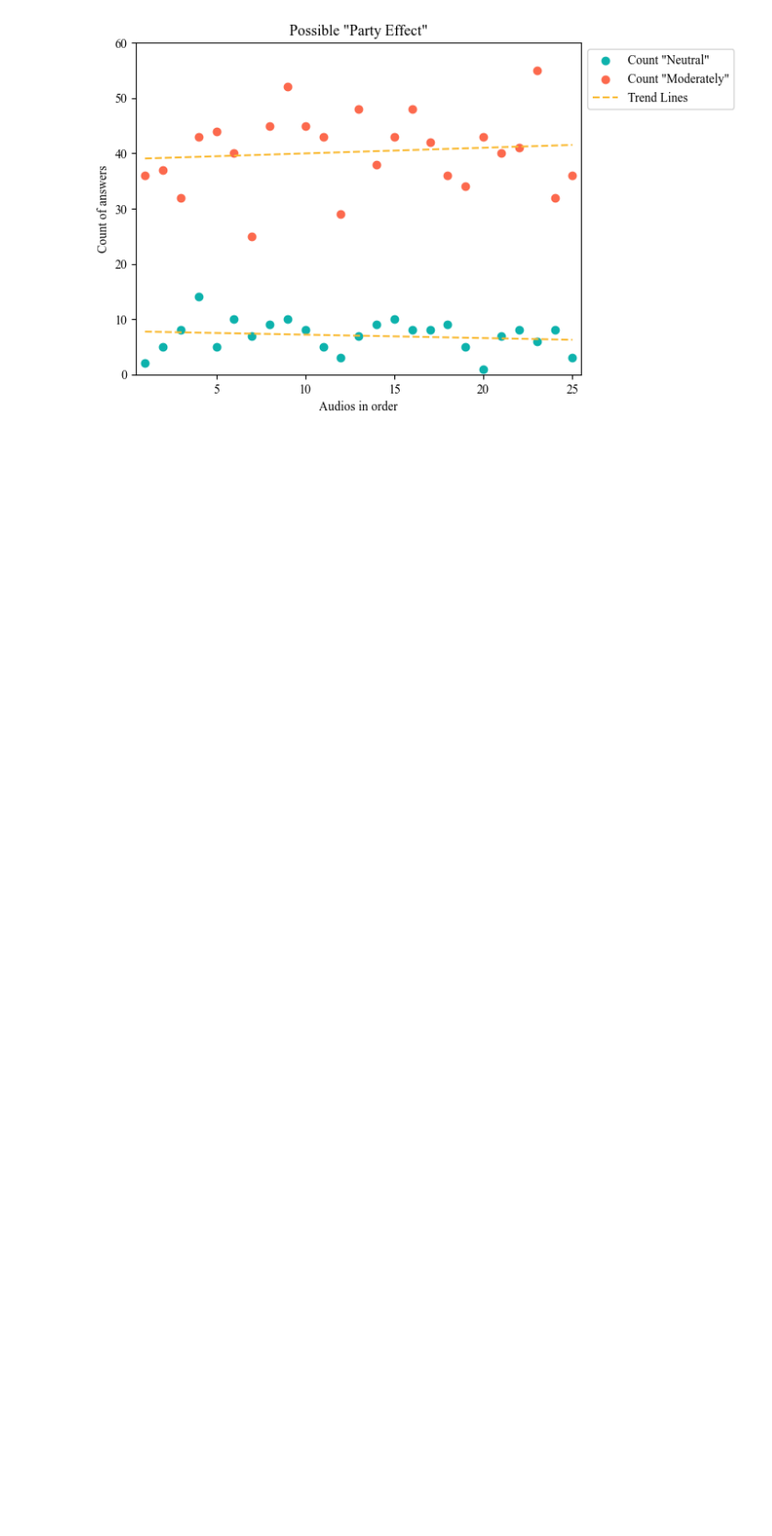
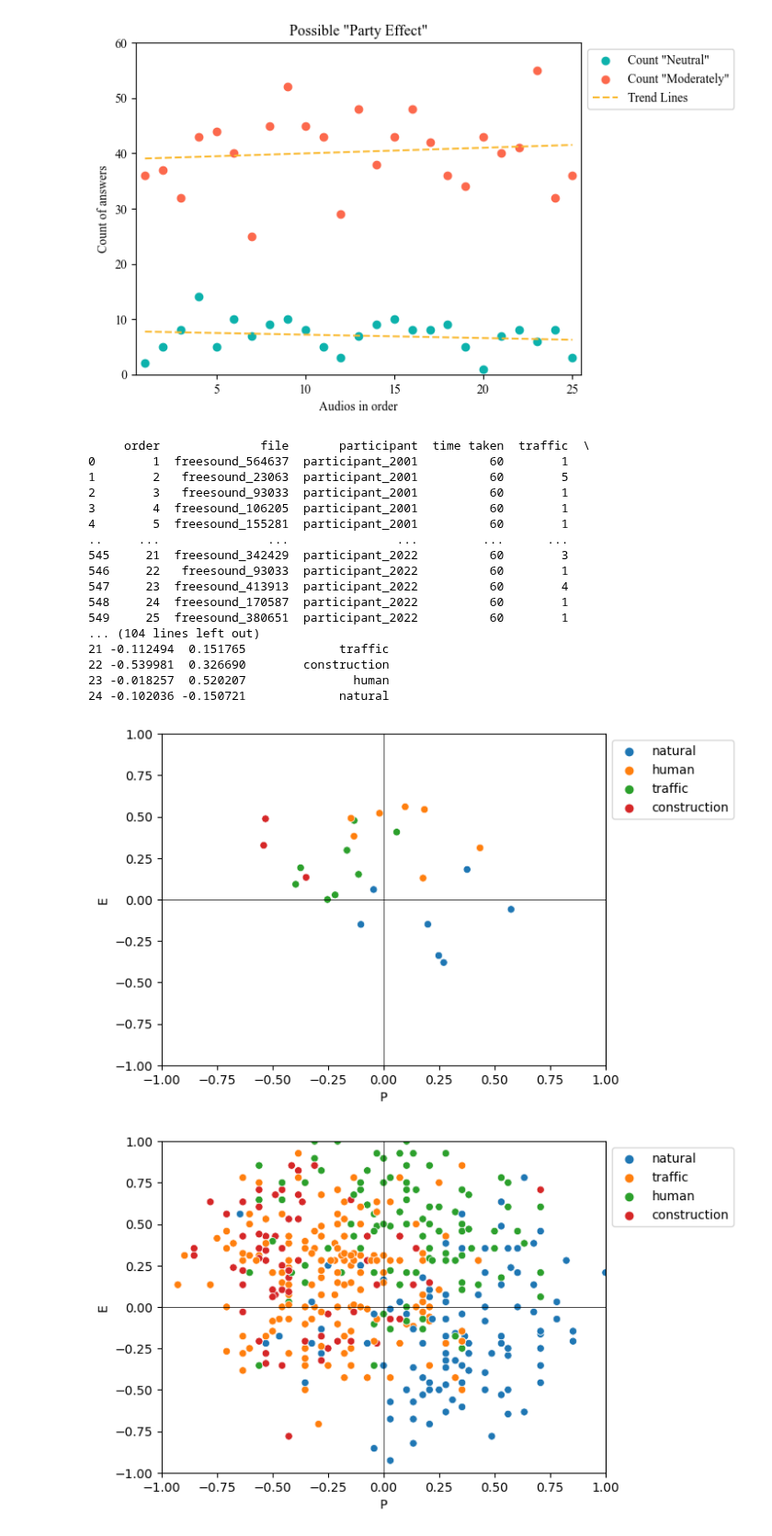
Before and after one commit to amaiasagasti/UrbanPleasantnessEventfulness, a Jupyter notebook: src/Analyse_results_listening_tests.ipynb, the cells around one changed output. Shown at 92% size. Drawn from its saved outputs; the diff is of its cells as text; code cells hidden in the pictures; blank space fills up the shorter version.

```diff
--- a/src/Analyse_results_listening_tests.ipynb
+++ b/src/Analyse_results_listening_tests.ipynb
@@ -50,3 +91,75 @@ plt.rcParams['font.family'] = 'sans-serif'
 plt.show()
 # %% [output]
 [figure]
+# %%
+# Read the csv file into a DataFrame
+df = pd.read_csv("../data/main_files/all_answers_listening_tests.csv", delimiter=";")
+
+
+# Apply the function to each row of the DataFrame
+df[["P", "E"]] = df.apply(calculate_P_E, axis=1)
+
+# Display the resulting DataFrame
+print(df)
+
+df_sources=pd.DataFrame(df[["file", "traffic", "construction", "human", "natural","pleasant","chaotic","vibrant","uneventful","calm","annoying","eventful","monotonous", "P", "E"]])
+# Group by the 'file' column and calculate the mean for the other columns
+grouped_df = df_sources.groupby("file").mean().reset_index()
+
+
+
+# Find the column name with the maximum value for each row
+grouped_df['Predominant sources'] = grouped_df[["traffic", "construction", "human", "natural"]].idxmax(axis=1)
+df['Predominant sources'] = df[["traffic", "construction", "human", "natural"]].idxmax(axis=1)
+
+# Display the resulting DataFrame
+print(grouped_df)
+
+# Scatter plot with Seaborn
+sns.scatterplot(data=grouped_df, x="P", y="E", hue="Predominant sources", markers=["o", "s"])
+plt.rcParams['font.family'] = 'sans-serif'
+# Center the axis lines at zero
+plt.xlim(-1, 1)
+plt.ylim(-1, 1)
+# Draw axis lines like a cross in the middle
+plt.axhline(0, color='black', linewidth=0.5)
+plt.axvline(0, color='black', linewidth=0.5)
+plt.legend(loc='upper left', bbox_to_anchor=(1, 1))
+
+# Show the plot
+plt.show()
+
+
+# Scatter plot with Seaborn
+sns.scatterplot(data=df, x="P", y="E", hue="Predominant sources", markers=["o", "s"])
+plt.rcParams['font.family'] = 'sans-serif'
+# Center the axis lines at zero
+plt.xlim(-1, 1)
+plt.ylim(-1, 1)
+# Draw axis lines like a cross in the middle
+plt.axhline(0, color='black', linewidth=0.5)
+plt.axvline(0, color='black', linewidth=0.5)
+plt.legend(loc='upper left', bbox_to_anchor=(1, 1))
+
+# Show the plot
+plt.show()
+# %% [output]
+     order              file       participant  time taken  traffic  \
+0        1  freesound_564637  participant_2001          60        1
+1        2   freesound_23063  participant_2001          60        5
+2        3   freesound_93033  participant_2001          60        1
+3        4  freesound_106205  participant_2001          60        1
+4        5  freesound_155281  participant_2001          60        1
+..     ...               ...               ...         ...      ...
+545     21  freesound_342429  participant_2022          60        3
+546     22   freesound_93033  participant_2022          60        1
+547     23  freesound_413913  participant_2022          60        4
+548     24  freesound_170587  participant_2022          60        1
+549     25  freesound_380651  participant_2022          60        1
+... (104 lines left out)
+21 -0.112494  0.151765             traffic
+22 -0.539981  0.326690        construction
+23 -0.018257  0.520207               human
+24 -0.102036 -0.150721             natural
+[figure, added]
+[figure, added]
```
Also changed, not shown: parts of 2 cells of this notebook.
